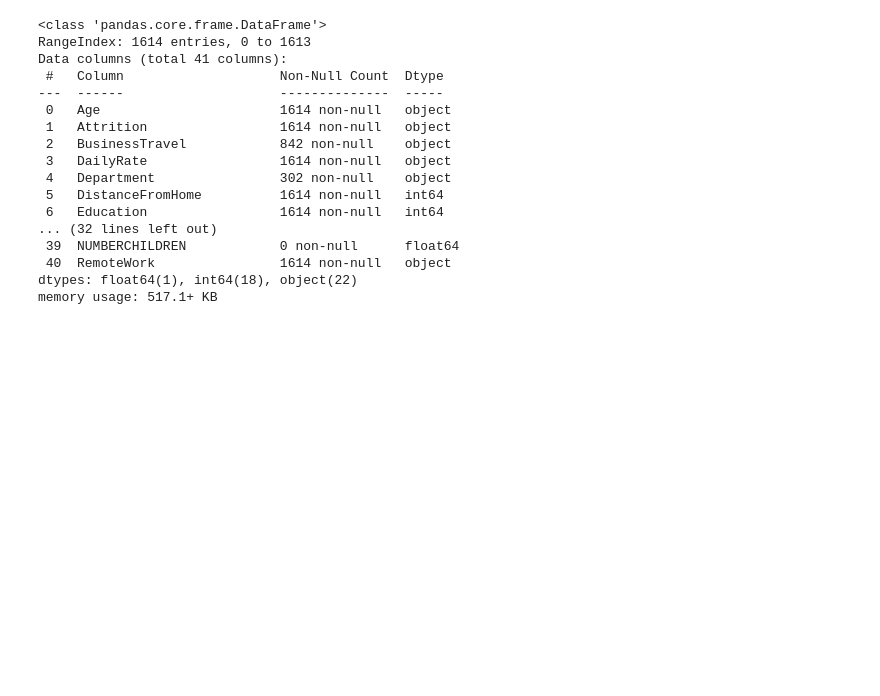
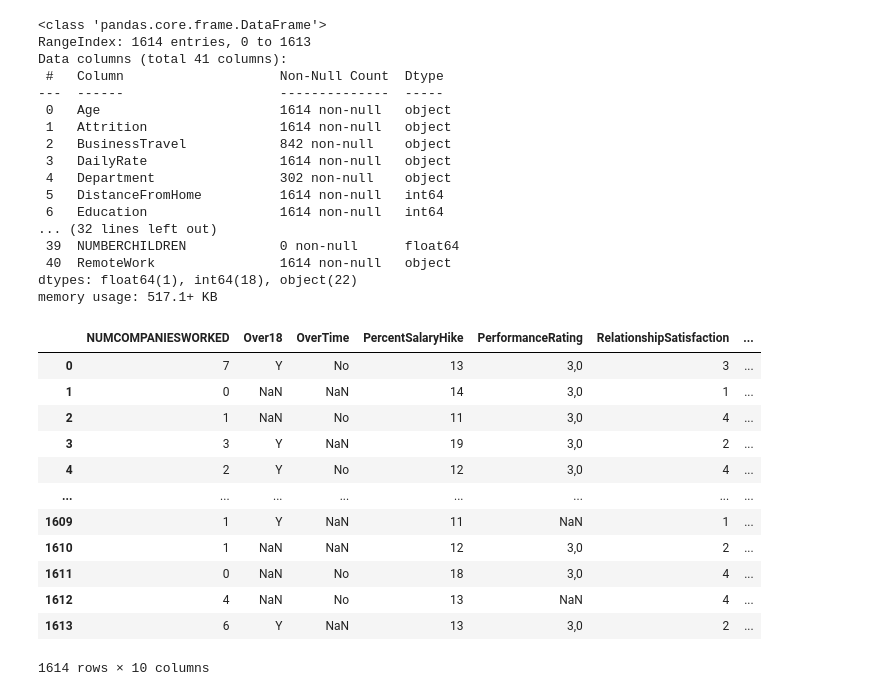
Before and after one commit to s-armeni/proyecto-da-promo-H-modulo-3-team-3-DataMinds, a Jupyter notebook: Codigo_principal.ipynb, the cells around one changed output. Drawn from its saved outputs; the diff is of its cells as text; code cells hidden in the pictures; blank space fills up the shorter version.

```diff
--- a/Codigo_principal.ipynb
+++ b/Codigo_principal.ipynb
@@ -62,3 +62,19 @@ df_data.to_csv('hr_data.csv', index=False)
 #celda sharon
 # %%
 #celda isa
+df_col_3=df_data.iloc[:, 20:30]
+df_col_3
+# %% [output]
+|  | NUMCOMPANIESWORKED | Over18 | OverTime | PercentSalaryHike | PerformanceRating | RelationshipSatisfaction | ... |
+| 0 | 7 | Y | No | 13 | 3,0 | 3 | ... |
+| 1 | 0 | NaN | NaN | 14 | 3,0 | 1 | ... |
+| 2 | 1 | NaN | No | 11 | 3,0 | 4 | ... |
+| 3 | 3 | Y | NaN | 19 | 3,0 | 2 | ... |
+| 4 | 2 | Y | No | 12 | 3,0 | 4 | ... |
+| ... | ... | ... | ... | ... | ... | ... | ... |
+| 1609 | 1 | Y | NaN | 11 | NaN | 1 | ... |
+| 1610 | 1 | NaN | NaN | 12 | 3,0 | 2 | ... |
+| 1611 | 0 | NaN | No | 18 | 3,0 | 4 | ... |
+| 1612 | 4 | NaN | No | 13 | NaN | 4 | ... |
+| 1613 | 6 | Y | NaN | 13 | 3,0 | 2 | ... |
+1614 rows × 10 columns
```
Also changed, not shown: parts of 6 cells of this notebook, 2 other files.
